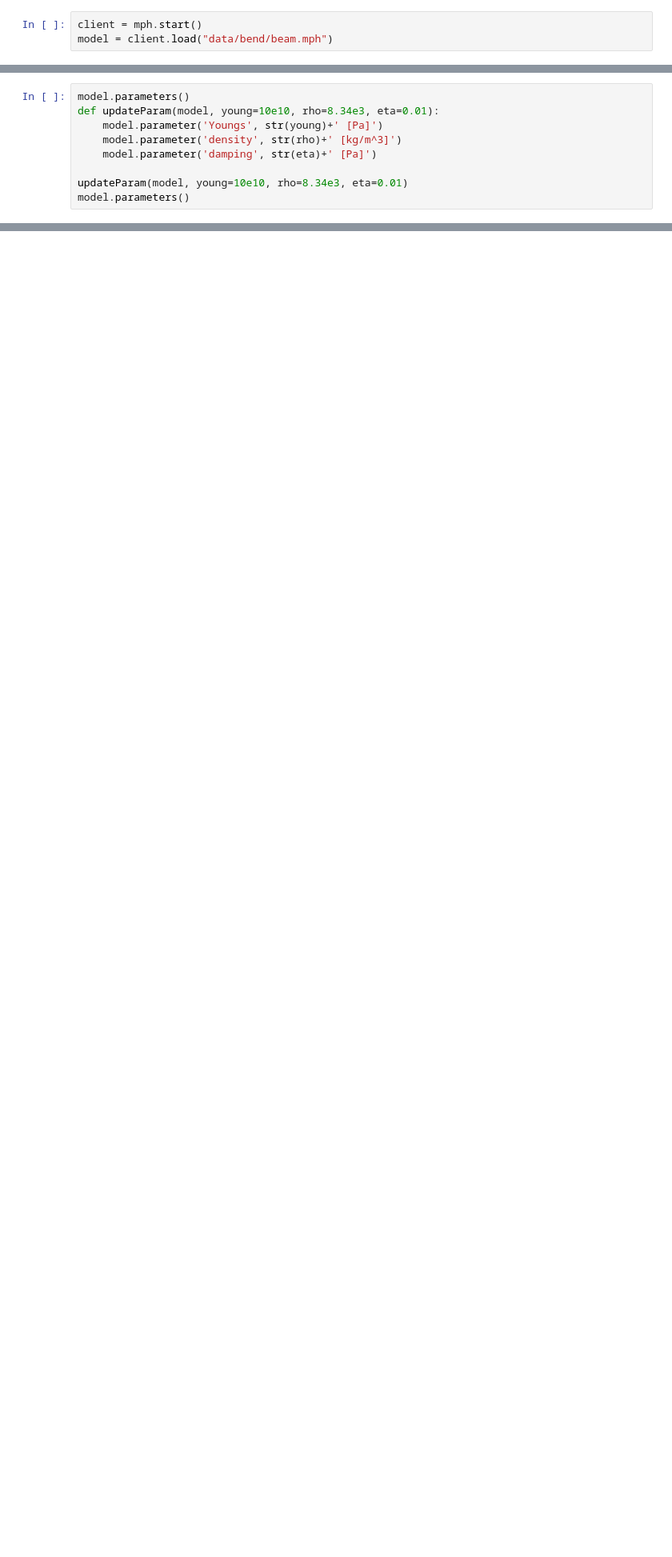
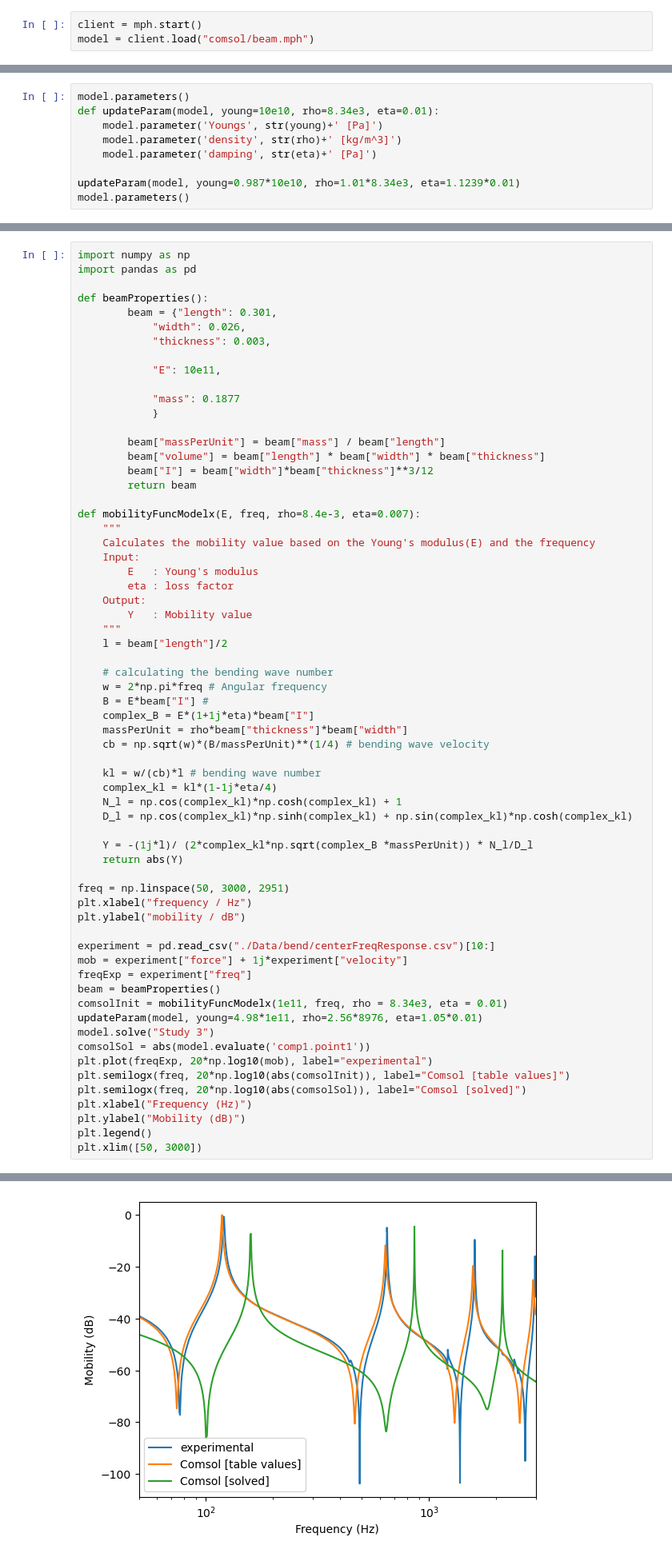
Before and after one commit to taboleiro/BayesianVibrationsModeling, a Jupyter notebook: comsol.ipynb, the cells around one changed output, grey strips where cells are left out. Shown: that part at 80% size. Drawn from its saved outputs; the diff is of its cells as text; blank space fills up the shorter version.

Commit message:
Comsol and python working. First estimated parameters obtained

```diff
--- a/comsol.ipynb
+++ b/comsol.ipynb
@@ -4,3 +5,3 @@ import matplotlib.pyplot as plt
 # %%
 client = mph.start()
-model = client.load("data/bend/beam.mph")
+model = client.load("comsol/beam.mph")
@@ -11,6 +22,6 @@ def updateParam(model, young=10e10, rho=8.34e3, eta=0.01):
     model.parameter('density', str(rho)+' [kg/m^3]')
     model.parameter('damping', str(eta)+' [Pa]')
 
-updateParam(model, young=10e10, rho=8.34e3, eta=0.01)
+updateParam(model, young=0.987*10e10, rho=1.01*8.34e3, eta=1.1239*0.01)
 model.parameters()
 # %% [output]
@@ -55,0 +60,65 @@ Text(0, 0.5, 'mobility / dB')
+# %%
+import numpy as np
+import pandas as pd
+
+def beamProperties():
+        beam = {"length": 0.301,
+            "width": 0.026,
+            "thickness": 0.003,
+
+            "E": 10e11,
+
+            "mass": 0.1877
+            }
+
+        beam["massPerUnit"] = beam["mass"] / beam["length"]
+        beam["volume"] = beam["length"] * beam["width"] * beam["thickness"]
+        beam["I"] = beam["width"]*beam["thickness"]**3/12
+        return beam
+
+def mobilityFuncModelx(E, freq, rho=8.4e-3, eta=0.007):
+    """
+    Calculates the mobility value based on the Young's modulus(E) and the frequency
+    Input:
+        E   : Young's modulus
+        eta : loss factor
+    Output:
+        Y   : Mobility value
+    """
+    l = beam["length"]/2
+
+    # calculating the bending wave number
+    w = 2*np.pi*freq # Angular frequency
+    B = E*beam["I"] #
+    complex_B = E*(1+1j*eta)*beam["I"]
+    massPerUnit = rho*beam["thickness"]*beam["width"]
+    cb = np.sqrt(w)*(B/massPerUnit)**(1/4) # bending wave velocity
+
+    kl = w/(cb)*l # bending wave number
+    complex_kl = kl*(1-1j*eta/4)
+    N_l = np.cos(complex_kl)*np.cosh(complex_kl) + 1
+    D_l = np.cos(complex_kl)*np.sinh(complex_kl) + np.sin(complex_kl)*np.cosh(complex_kl)
+
+    Y = -(1j*l)/ (2*complex_kl*np.sqrt(complex_B *massPerUnit)) * N_l/D_l
+    return abs(Y)
+
+freq = np.linspace(50, 3000, 2951)
+plt.xlabel("frequency / Hz")
+plt.ylabel("mobility / dB")
+
+experiment = pd.read_csv("./Data/bend/centerFreqResponse.csv")[10:]
+mob = experiment["force"] + 1j*experiment["velocity"]
+freqExp = experiment["freq"]
+beam = beamProperties()
+comsolInit = mobilityFuncModelx(1e11, freq, rho = 8.34e3, eta = 0.01)
+updateParam(model, young=4.98*1e11, rho=2.56*8976, eta=1.05*0.01)
+model.solve("Study 3")
+comsolSol = abs(model.evaluate('comp1.point1'))
+plt.plot(freqExp, 20*np.log10(mob), label="experimental")
+plt.semilogx(freq, 20*np.log10(abs(comsolInit)), label="Comsol [table values]")
+plt.semilogx(freq, 20*np.log10(abs(comsolSol)), label="Comsol [solved]")
+plt.xlabel("Frequency (Hz)")
+plt.ylabel("Mobility (dB)")
+plt.legend()
+plt.xlim([50, 3000])
+# %% [output]
@@ -55,0 +126 @@ Text(0, 0.5, 'mobility / dB')
+[figure, added]
```
Also changed, not shown: parts of 21 cells of this notebook, 5 other files.
